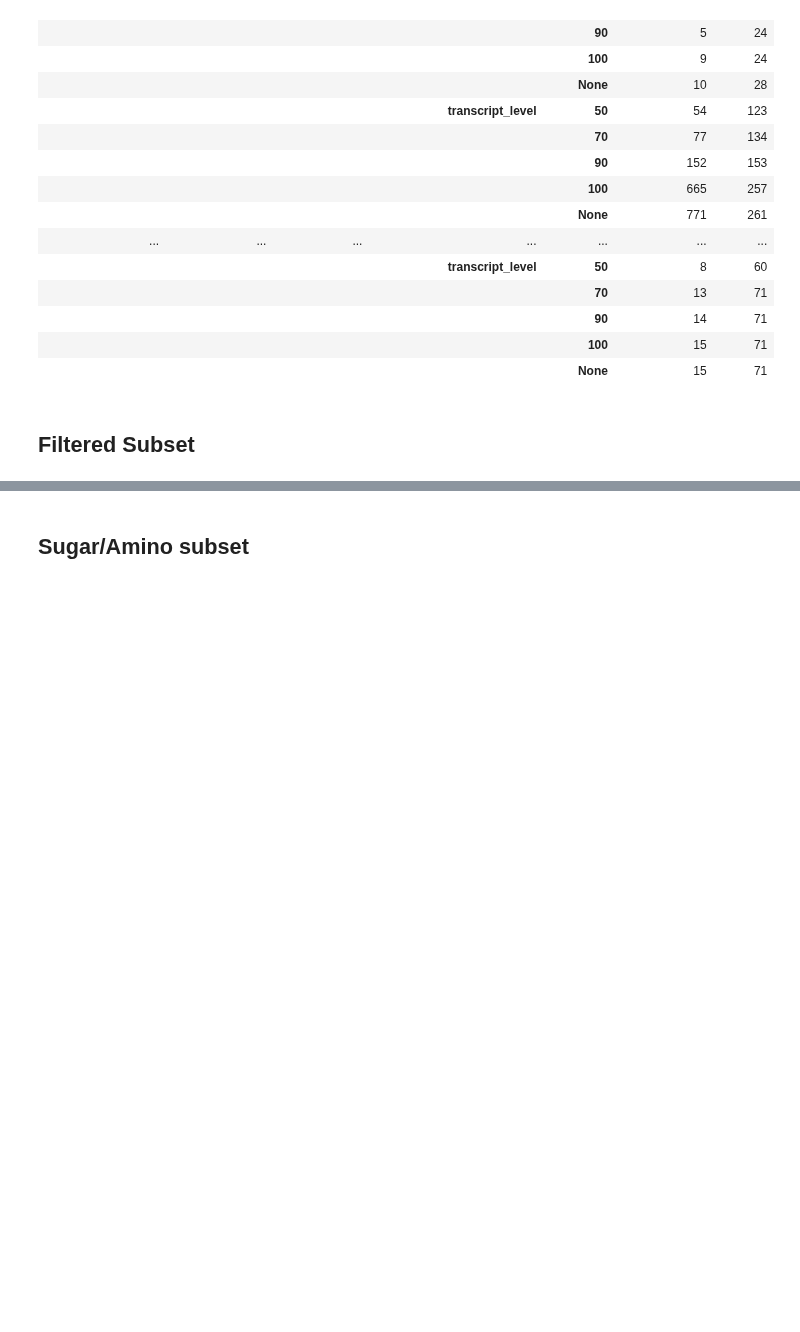
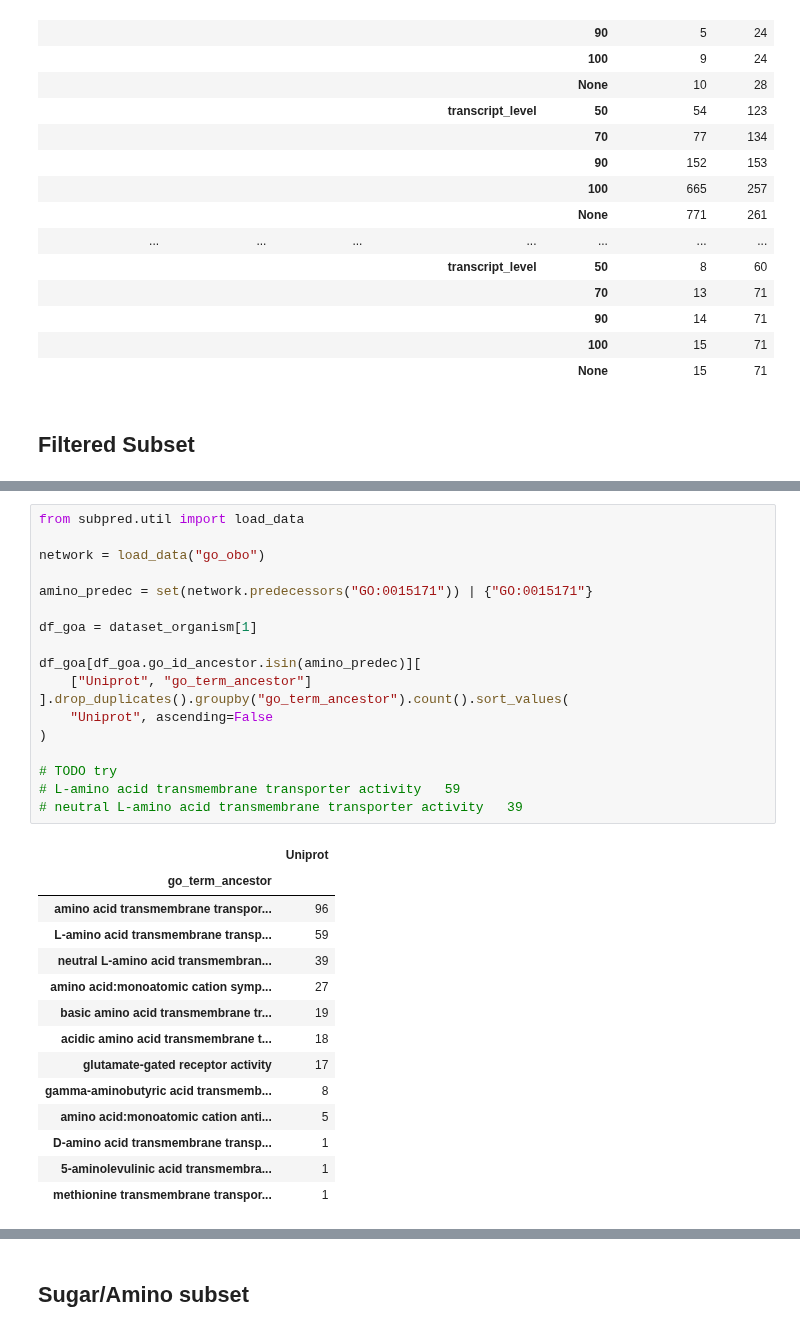
Before and after one commit to adenger/subpred_dl, a Jupyter notebook: notebooks/svm_human_sugaramino.ipynb, the cells around one changed output, grey strips where cells are left out. Drawn from its saved outputs; the diff is of its cells as text; blank space fills up the shorter version.

```diff
--- a/notebooks/svm_human_sugaramino.ipynb
+++ b/notebooks/svm_human_sugaramino.ipynb
@@ -76,0 +65,33 @@ cd-hit: clustered 1121 sequences into 1118 clusters at threshold 100
+# %%
+from subpred.util import load_data
+
+network = load_data("go_obo")
+
+amino_predec = set(network.predecessors("GO:0015171")) | {"GO:0015171"}
+
+df_goa = dataset_organism[1]
+
+df_goa[df_goa.go_id_ancestor.isin(amino_predec)][
+    ["Uniprot", "go_term_ancestor"]
+].drop_duplicates().groupby("go_term_ancestor").count().sort_values(
+    "Uniprot", ascending=False
+)
+
+# TODO try
+# L-amino acid transmembrane transporter activity	59
+# neutral L-amino acid transmembrane transporter activity	39
+# %% [output]
+|  | Uniprot |
+| go_term_ancestor |  |
+| amino acid transmembrane transpor... | 96 |
+| L-amino acid transmembrane transp... | 59 |
+| neutral L-amino acid transmembran... | 39 |
+| amino acid:monoatomic cation symp... | 27 |
+| basic amino acid transmembrane tr... | 19 |
+| acidic amino acid transmembrane t... | 18 |
+| glutamate-gated receptor activity | 17 |
+| gamma-aminobutyric acid transmemb... | 8 |
+| amino acid:monoatomic cation anti... | 5 |
+| D-amino acid transmembrane transp... | 1 |
+| 5-aminolevulinic acid transmembra... | 1 |
+| methionine transmembrane transpor... | 1 |
```
Also changed, not shown: parts of 13 cells of this notebook.
